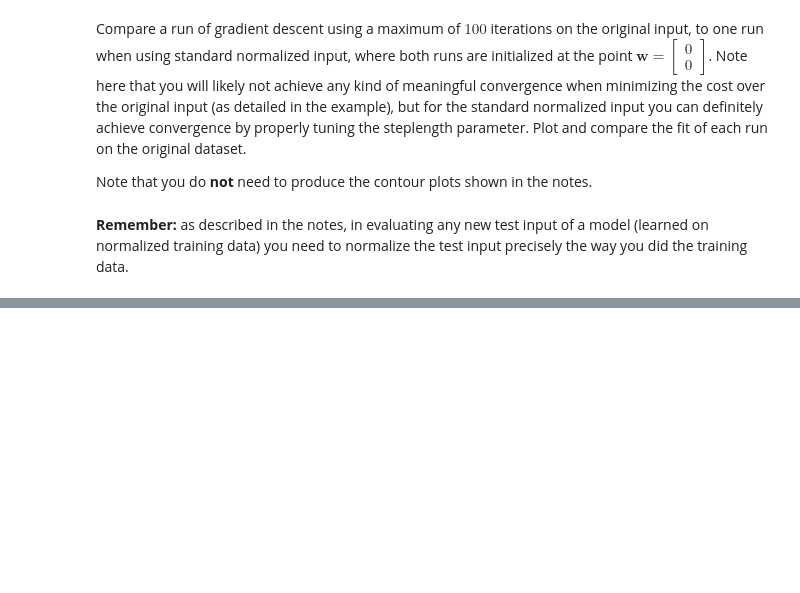
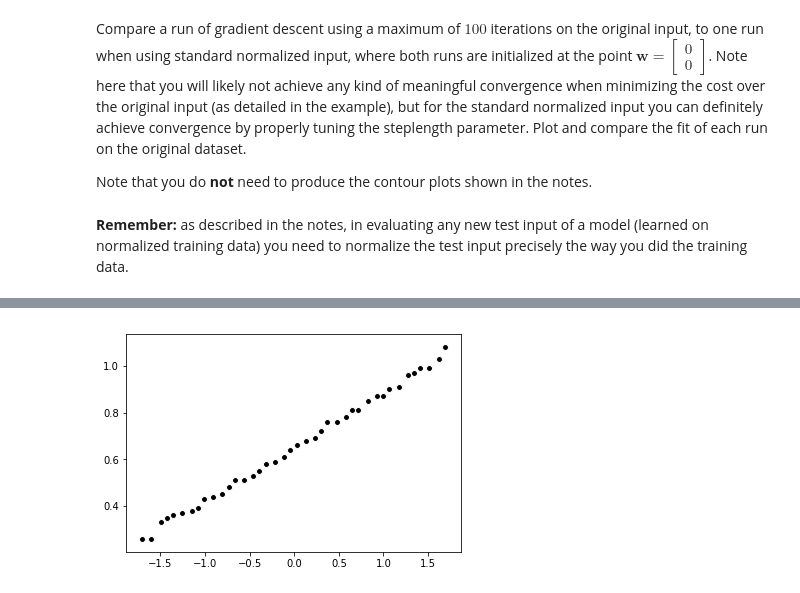
Before and after one commit to khou2020/deeplearninghw, a Jupyter notebook: hw1/deep_learning_hw1_exercise_4.ipynb, the cells around one changed output, grey strips where cells are left out. Cells and saved outputs as stored; diff of their text form; code cells hidden in the pictures; blank space fills up the shorter version.

```diff
--- a/hw1/deep_learning_hw1_exercise_4.ipynb
+++ b/hw1/deep_learning_hw1_exercise_4.ipynb
@@ -46,0 +123,25 @@ Note that you do **not** need to produce the contour plots shown in the notes.
+# %%
+# Normalize data
+def standard_normalizer(x):
+    # compute the mean and standard deviation of the input
+    x_means = np.mean(x,axis = 1)[:,np.newaxis]
+    x_stds = np.std(x,axis = 1)[:,np.newaxis]
+
+    # create standard normalizer function based on input data statistics
+    normalizer = lambda data: (data - x_means)/x_stds
+
+    # return normalizer and inverse_normalizer
+    return normalizer, x_means, x_stds
+
+# return normalization functions based on input x
+normalizer, mean, stddev = standard_normalizer(x)
+
+# normalize input by subtracting off mean and dividing by standard deviation
+x_normalized = normalizer(x)
+
+# scatter plot the normalized data
+plt.figure()
+plt.scatter(x_normalized,y,color = 'k',edgecolor = 'w')
+plt.show()
+# %% [output]
+[figure, added]
```
Also changed, not shown: parts of 9 cells of this notebook, 3 other files.
